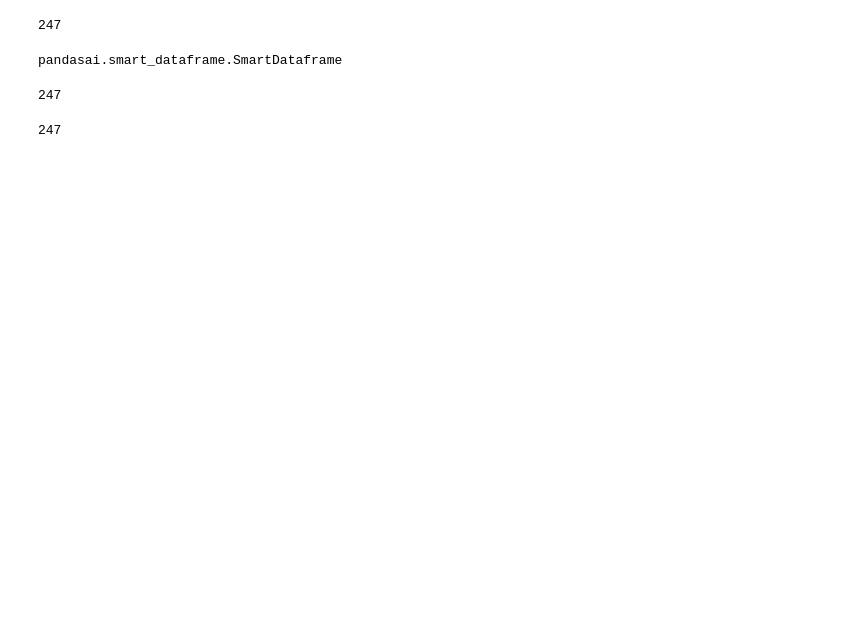
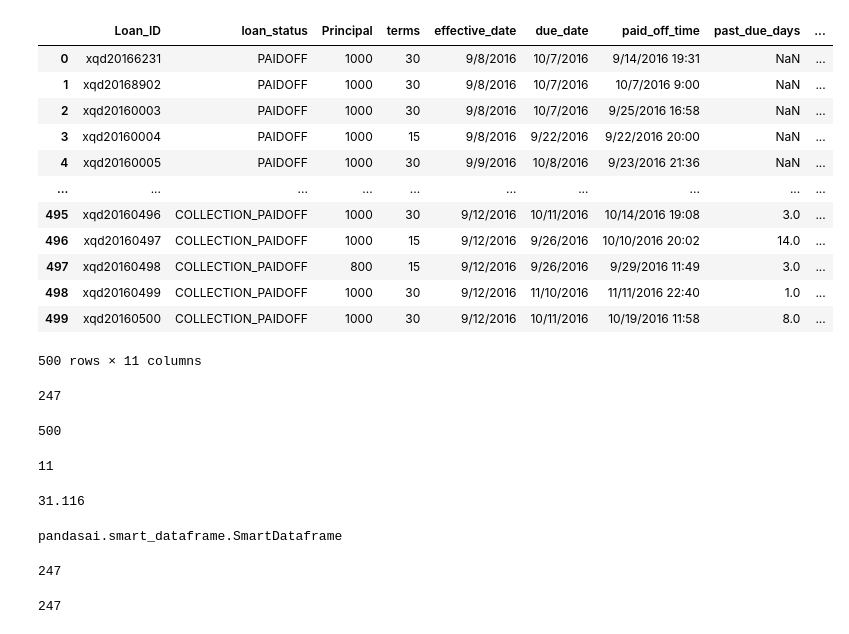
Before and after one commit to madhukarwakhare/Data-Analysis, a Jupyter notebook: Intro to Pandas AI.ipynb, the cells around one changed output. Saved outputs shown, nothing was run; the diff lists cells and outputs as text; code cells hidden in the pictures; blank space fills up the shorter version.

```diff
--- a/Intro to Pandas AI.ipynb
+++ b/Intro to Pandas AI.ipynb
@@ -82,3 +81,20 @@ response
+# %%
+d1=pd.read_csv('Loan payments data.csv')
+d1
+# %% [output]
+|  | Loan_ID | loan_status | Principal | terms | effective_date | due_date | paid_off_time | past_due_days | ... |
+| 0 | xqd20166231 | PAIDOFF | 1000 | 30 | 9/8/2016 | 10/7/2016 | 9/14/2016 19:31 | NaN | ... |
+| 1 | xqd20168902 | PAIDOFF | 1000 | 30 | 9/8/2016 | 10/7/2016 | 10/7/2016 9:00 | NaN | ... |
+| 2 | xqd20160003 | PAIDOFF | 1000 | 30 | 9/8/2016 | 10/7/2016 | 9/25/2016 16:58 | NaN | ... |
+| 3 | xqd20160004 | PAIDOFF | 1000 | 15 | 9/8/2016 | 9/22/2016 | 9/22/2016 20:00 | NaN | ... |
+| 4 | xqd20160005 | PAIDOFF | 1000 | 30 | 9/9/2016 | 10/8/2016 | 9/23/2016 21:36 | NaN | ... |
+| ... | ... | ... | ... | ... | ... | ... | ... | ... | ... |
+| 495 | xqd20160496 | COLLECTION_PAIDOFF | 1000 | 30 | 9/12/2016 | 10/11/2016 | 10/14/2016 19:08 | 3.0 | ... |
+| 496 | xqd20160497 | COLLECTION_PAIDOFF | 1000 | 15 | 9/12/2016 | 9/26/2016 | 10/10/2016 20:02 | 14.0 | ... |
+| 497 | xqd20160498 | COLLECTION_PAIDOFF | 800 | 15 | 9/12/2016 | 9/26/2016 | 9/29/2016 11:49 | 3.0 | ... |
+| 498 | xqd20160499 | COLLECTION_PAIDOFF | 1000 | 30 | 9/12/2016 | 11/10/2016 | 11/11/2016 22:40 | 1.0 | ... |
+| 499 | xqd20160500 | COLLECTION_PAIDOFF | 1000 | 30 | 9/12/2016 | 10/11/2016 | 10/19/2016 11:58 | 8.0 | ... |
+500 rows × 11 columns
 # %%
 # You can instantiate a SmartDataframe with a path to a CSV file
 sdf = SmartDataframe("Loan payments data.csv")
@@ -87,6 +103,21 @@ response = sdf.chat("How many loans are from men and have been paid off?")
 print(response)
 # %% [output]
 247
+# %%
+response = sdf.chat("How many records are there?")
+print(response)
+# %% [output]
+500
+# %%
+response = sdf.chat("How many columns are there?")
+print(response)
+# %% [output]
+11
+# %%
+response = sdf.chat("what is average age in this dataset?")
+print(response)
+# %% [output]
+31.116
 # %%
 type(sdf)
 # %% [output]
```
Also changed, not shown: parts of 38 cells of this notebook.
